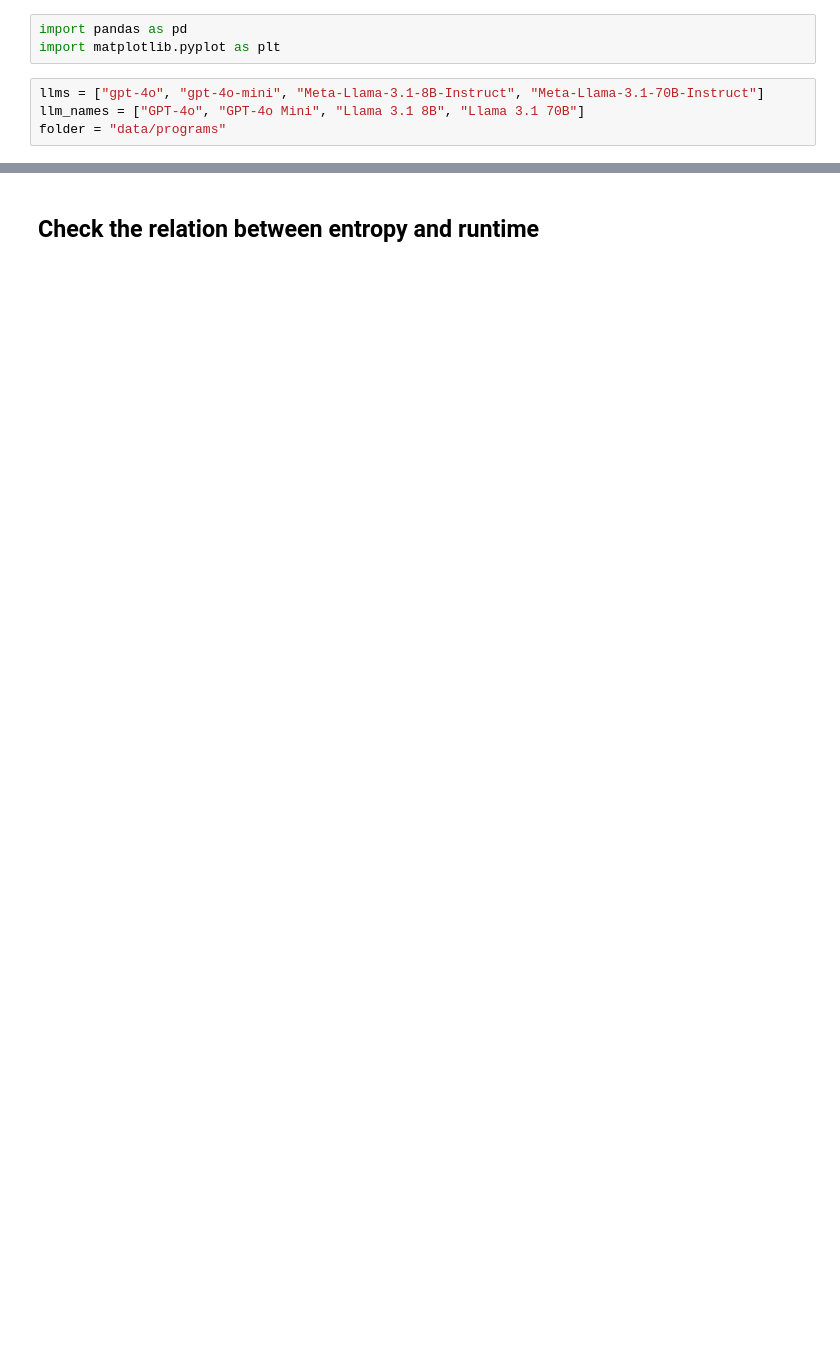
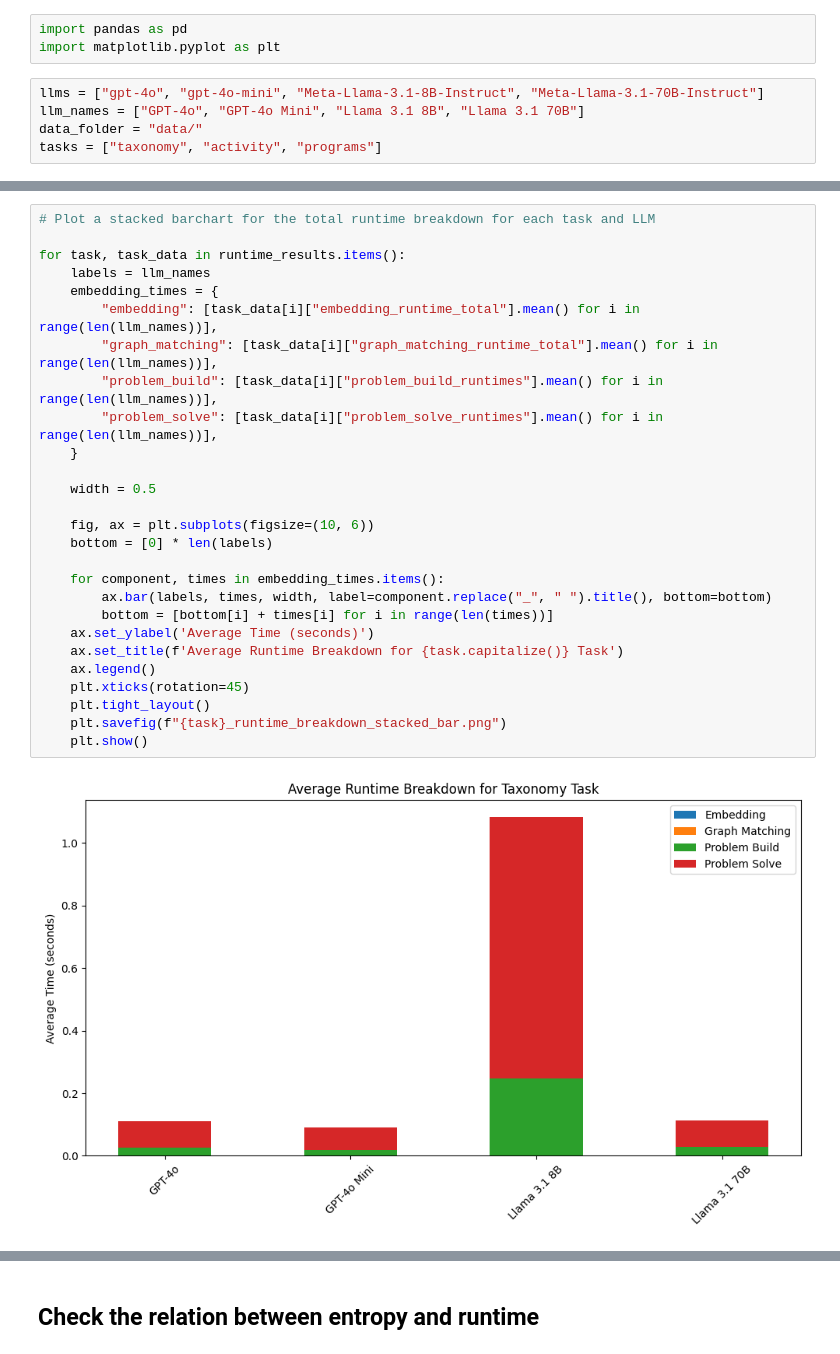
Before and after one commit to 20001LastOrder/LLM-Abscon-extension, a Jupyter notebook: measurements/runtime/analysis.ipynb, the cells around one changed output, grey strips where cells are left out. Saved outputs shown, nothing was run; the diff lists cells and outputs as text; blank space fills up the shorter version.

```diff
--- a/measurements/runtime/analysis.ipynb
+++ b/measurements/runtime/analysis.ipynb
@@ -4,4 +4,5 @@ import matplotlib.pyplot as plt
 # %%
 llms = ["gpt-4o", "gpt-4o-mini", "Meta-Llama-3.1-8B-Instruct", "Meta-Llama-3.1-70B-Instruct"]
 llm_names = ["GPT-4o", "GPT-4o Mini", "Llama 3.1 8B", "Llama 3.1 70B"]
-folder = "data/programs"
+data_folder = "data/"
+tasks = ["taxonomy", "activity", "programs"]
@@ -76,0 +42,29 @@ Llama 3.1 70B: 0.50 +- 1.97
+# %%
+# Plot a stacked barchart for the total runtime breakdown for each task and LLM
+
+for task, task_data in runtime_results.items():
+    labels = llm_names
+    embedding_times = {
+        "embedding": [task_data[i]["embedding_runtime_total"].mean() for i in range(len(llm_names))],
+        "graph_matching": [task_data[i]["graph_matching_runtime_total"].mean() for i in range(len(llm_names))],
+        "problem_build": [task_data[i]["problem_build_runtimes"].mean() for i in range(len(llm_names))],
+        "problem_solve": [task_data[i]["problem_solve_runtimes"].mean() for i in range(len(llm_names))],
+    }
+
+    width = 0.5
+
+    fig, ax = plt.subplots(figsize=(10, 6))
+    bottom = [0] * len(labels)
+
+    for component, times in embedding_times.items():
+        ax.bar(labels, times, width, label=component.replace("_", " ").title(), bottom=bottom)
+        bottom = [bottom[i] + times[i] for i in range(len(times))]
+    ax.set_ylabel('Average Time (seconds)')
+    ax.set_title(f'Average Runtime Breakdown for {task.capitalize()} Task')
+    ax.legend()
+    plt.xticks(rotation=45)
+    plt.tight_layout()
+    plt.savefig(f"{task}_runtime_breakdown_stacked_bar.png")
+    plt.show()
+# %% [output]
+[figure, added]
```
Also changed, not shown: parts of 27 cells of this notebook, 32 other files.
